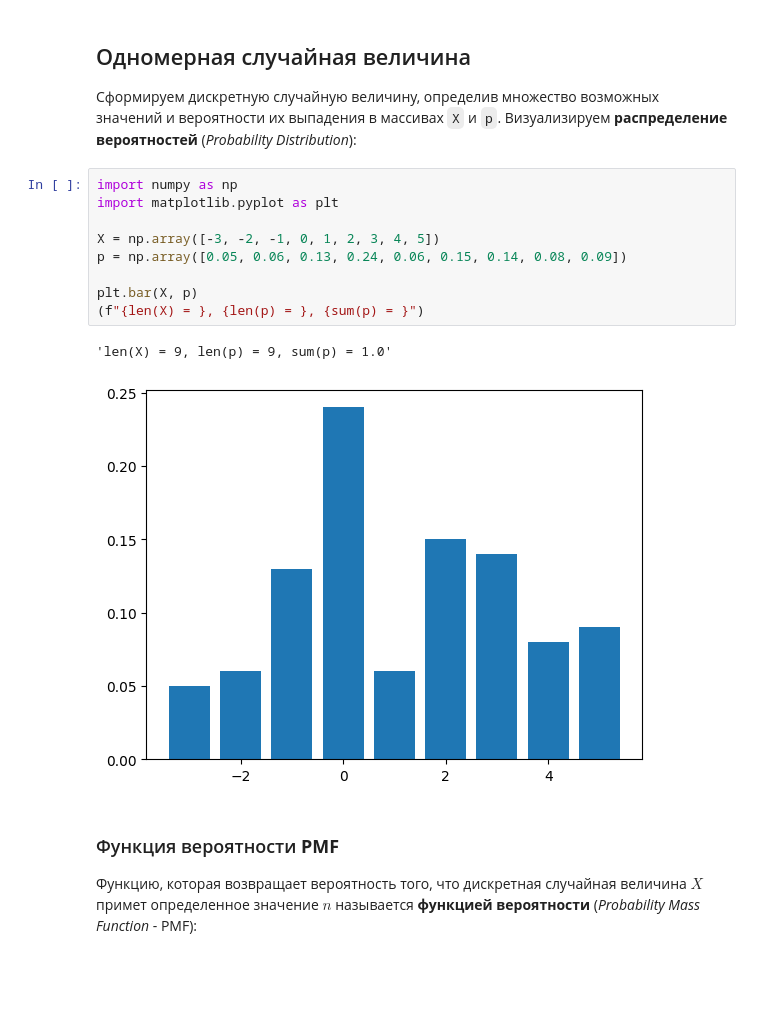
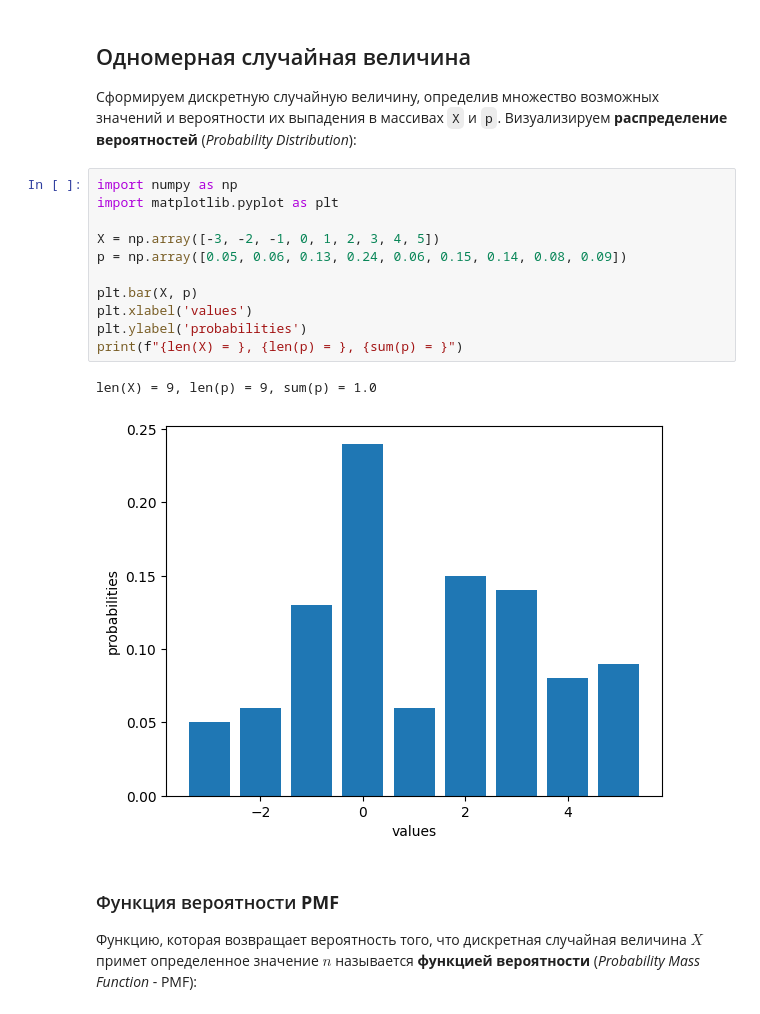
Before and after one commit to ordevoir/Mathematics, a Jupyter notebook: PT_RV_base.ipynb, the cells around one changed output. Saved outputs shown, nothing was run; the diff lists cells and outputs as text; blank space fills up the shorter version.

```diff
--- a/PT_RV_base.ipynb
+++ b/PT_RV_base.ipynb
@@ -12,15 +12,17 @@
 # %%
 import numpy as np
 import matplotlib.pyplot as plt
 
 X = np.array([-3, -2, -1, 0, 1, 2, 3, 4, 5])
 p = np.array([0.05, 0.06, 0.13, 0.24, 0.06, 0.15, 0.14, 0.08, 0.09])
 
 plt.bar(X, p)
-(f"{len(X) = }, {len(p) = }, {sum(p) = }")
+plt.xlabel('values')
+plt.ylabel('probabilities')
+print(f"{len(X) = }, {len(p) = }, {sum(p) = }")
 # %% [output]
-'len(X) = 9, len(p) = 9, sum(p) = 1.0'
+len(X) = 9, len(p) = 9, sum(p) = 1.0
-[figure, old version]
+[figure, new version]
 # %% [markdown]
 ### Функция вероятности **PMF**
 Функцию, которая возвращает вероятность того, что дискретная случайная величина $X$ примет определенное значение $n$ называется **функцией вероятности** (*Probability Mass Function* - PMF):
```
Also changed, not shown: parts of 23 cells of this notebook.
